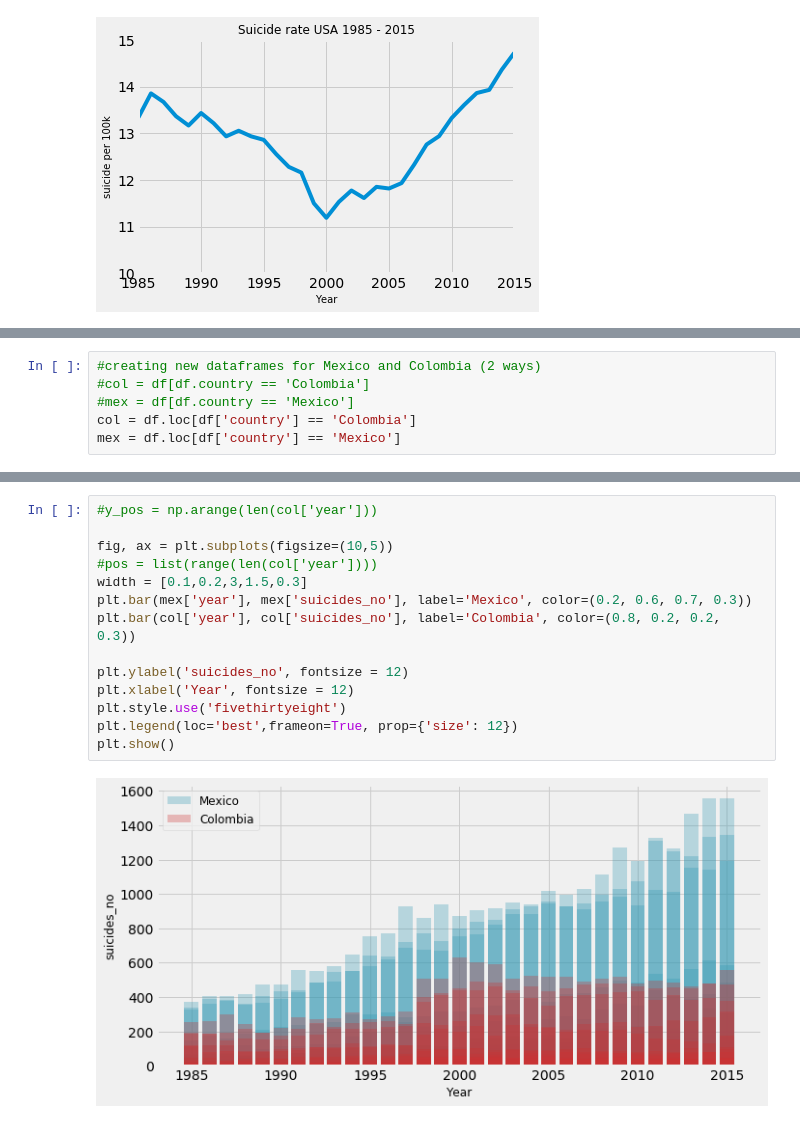
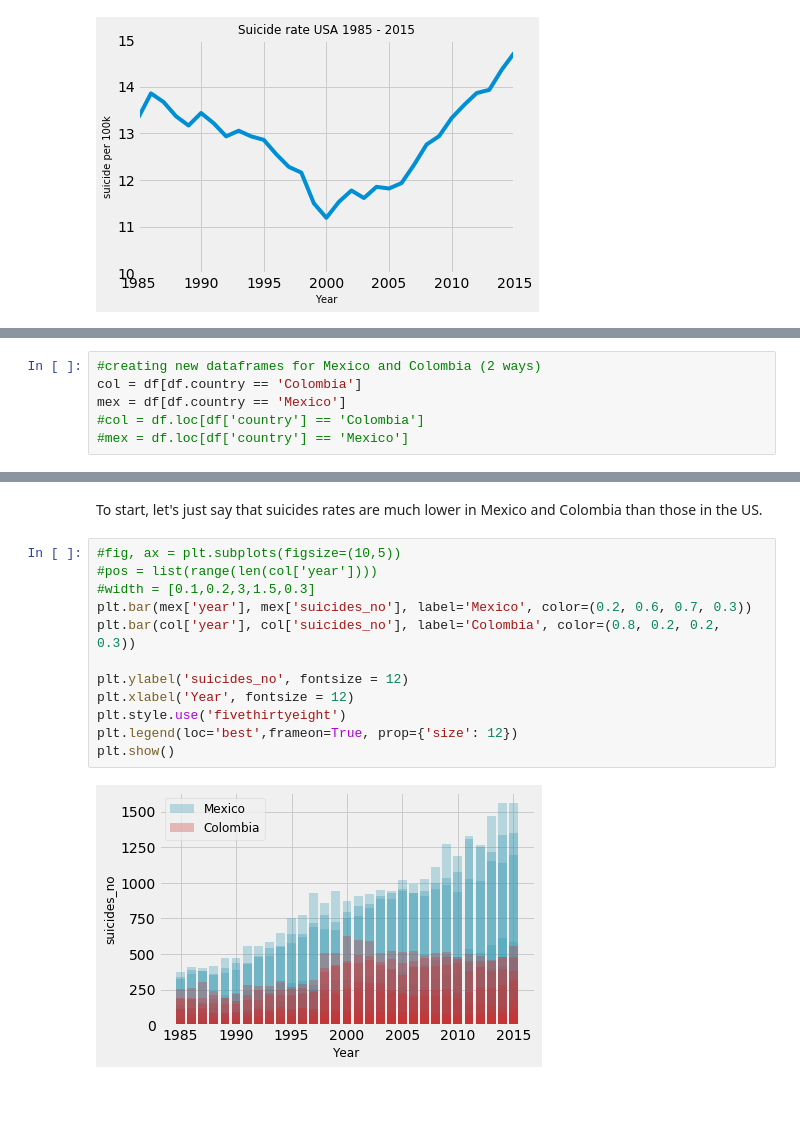
Before and after one commit to carandu/suicide_topics, a Jupyter notebook: suicide_topics.ipynb, the cells around one changed output, grey strips where cells are left out. Cells and saved outputs as stored; diff of their text form; blank space fills up the shorter version.

```diff
--- a/suicide_topics.ipynb
+++ b/suicide_topics.ipynb
@@ -264,7 +322,7 @@ plt.show()
 # %%
 #creating new dataframes for Mexico and Colombia (2 ways)
-#col = df[df.country == 'Colombia']
-#mex = df[df.country == 'Mexico']
-col = df.loc[df['country'] == 'Colombia']
-mex = df.loc[df['country'] == 'Mexico']
+col = df[df.country == 'Colombia']
+mex = df[df.country == 'Mexico']
+#col = df.loc[df['country'] == 'Colombia']
+#mex = df.loc[df['country'] == 'Mexico']
 # %%
@@ -295,19 +353,19 @@ new_mex.head(30)
+# %% [markdown]
+To start, let's just say that suicides rates are much lower in Mexico and Colombia than those in the US.
 # %%
-#y_pos = np.arange(len(col['year']))
-
-fig, ax = plt.subplots(figsize=(10,5))
+#fig, ax = plt.subplots(figsize=(10,5))
 #pos = list(range(len(col['year'])))
-width = [0.1,0.2,3,1.5,0.3]
+#width = [0.1,0.2,3,1.5,0.3]
 plt.bar(mex['year'], mex['suicides_no'], label='Mexico', color=(0.2, 0.6, 0.7, 0.3))
 plt.bar(col['year'], col['suicides_no'], label='Colombia', color=(0.8, 0.2, 0.2, 0.3))
 
 plt.ylabel('suicides_no', fontsize = 12)
 plt.xlabel('Year', fontsize = 12)
 plt.style.use('fivethirtyeight')
 plt.legend(loc='best',frameon=True, prop={'size': 12})
 plt.show()
 # %% [output]
-[figure, old version]
+[figure, new version]
 # %% [markdown]
 Conclusions:
 
```
Also changed, not shown: parts of 17 cells of this notebook.
